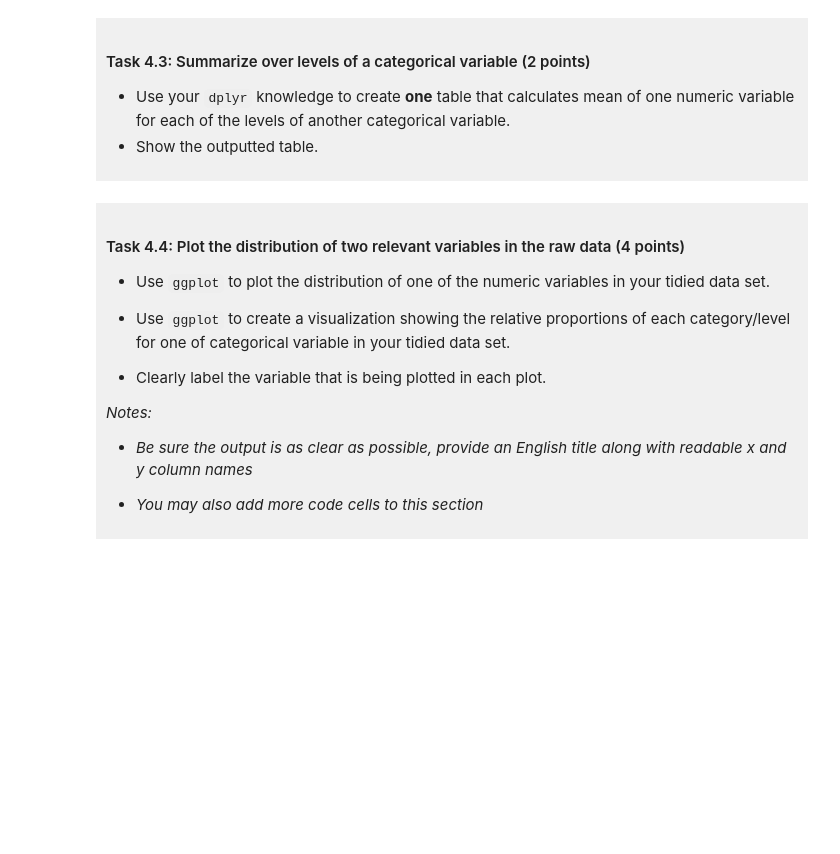
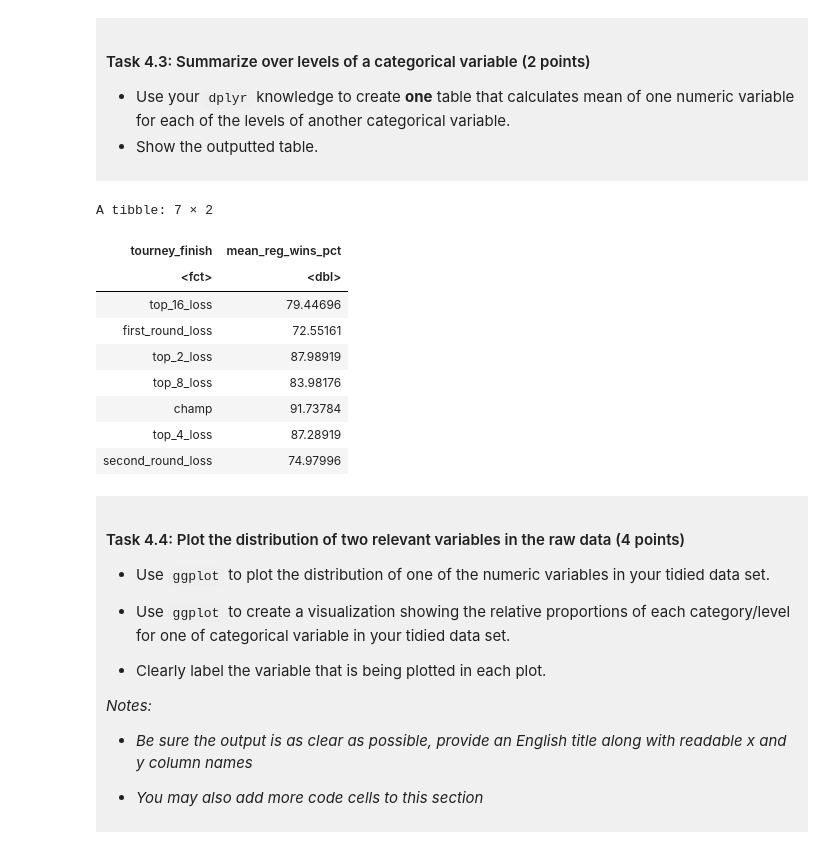
Before and after one commit to dabrell/dsci-100-project-davrell-jowkins, a Jupyter notebook: dsci-100-project-notebook.ipynb, the cells around one changed output. Cells and saved outputs as stored; diff of their text form; code cells hidden in the pictures; blank space fills up the shorter version.

```diff
--- a/dsci-100-project-notebook.ipynb
+++ b/dsci-100-project-notebook.ipynb
@@ -301,7 +404,32 @@ You will refine your research question (if needed) and produce a tidy data set.
 - Show the outputted table.
 </div>
 # %%
-### EDIT THIS CODE CELL ###
+#I decided to use tourney_finish and reg_wins_pct as it relates back to my research question
+#Using the tidy dataset as it already removes NA. However, we can use the march_madness data set too.
+#Using the tidy dataset also already removes the seed 0 teams
+march_madness_by_finish <- march_madness_tidy |>
+  # group_by() splits the data into one group per tournament finish
+  group_by(tourney_finish) |>
+  # summarize() then calculates one value per group.
+  summarize(
+    # mean() gives the average regional-season win percentage in each group.
+    # na.rm = TRUE drops any missing values first (incase the tidy dataset still has NA even though we already removed them)
+    mean_reg_wins_pct = mean(reg_wins_pct, na.rm = TRUE)
+  )
+
+# Show the output
+march_madness_by_finish
+# %% [output]
+A tibble: 7 × 2
+| tourney_finish | mean_reg_wins_pct |
+| <fct> | <dbl> |
+| top_16_loss | 79.44696 |
+| first_round_loss | 72.55161 |
+| top_2_loss | 87.98919 |
+| top_8_loss | 83.98176 |
+| champ | 91.73784 |
+| top_4_loss | 87.28919 |
+| second_round_loss | 74.97996 |
 # %% [markdown]
 <div style="background-color: #f0f0f0; padding: 10px;">
 
```
Also changed, not shown: parts of 6 cells of this notebook.
